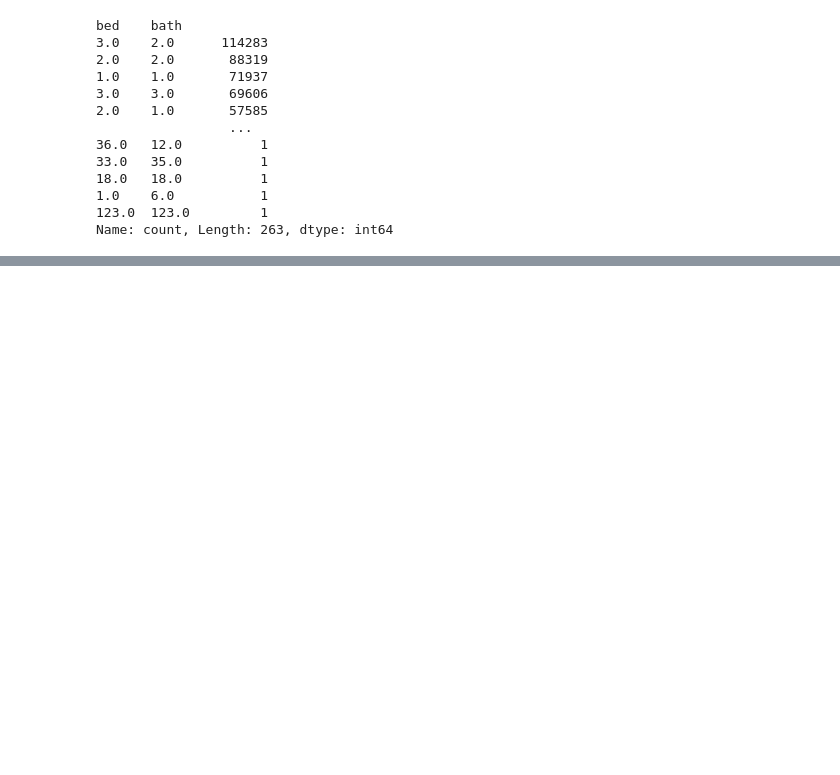
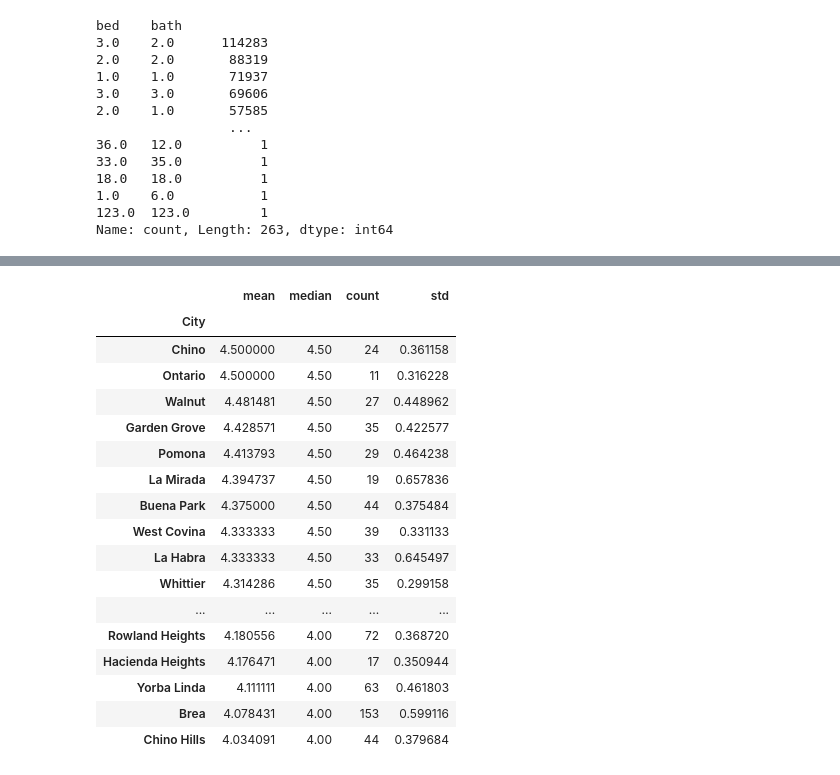
Before and after one commit to Faliell/Pandas_Classes, a Jupyter notebook: aula13-Groupby.ipynb, the cells around one changed output, grey strips where cells are left out. Saved outputs shown, nothing was run; the diff lists cells and outputs as text; code cells hidden in the pictures; blank space fills up the shorter version.

```diff
--- a/aula13-Groupby.ipynb
+++ b/aula13-Groupby.ipynb
@@ -222,0 +215,23 @@ Name: count, Length: 263, dtype: int64
+# %%
+rating_by_city = restaurants.groupby("City")["Rating"].agg(["mean", "median", "count", "std"]).sort_values("mean", ascending=False)
+# %%
+rating_by_city.loc[rating_by_city["count"]>=10]
+# %% [output]
+|  | mean | median | count | std |
+| City |  |  |  |  |
+| Chino | 4.500000 | 4.50 | 24 | 0.361158 |
+| Ontario | 4.500000 | 4.50 | 11 | 0.316228 |
+| Walnut | 4.481481 | 4.50 | 27 | 0.448962 |
+| Garden Grove | 4.428571 | 4.50 | 35 | 0.422577 |
+| Pomona | 4.413793 | 4.50 | 29 | 0.464238 |
+| La Mirada | 4.394737 | 4.50 | 19 | 0.657836 |
+| Buena Park | 4.375000 | 4.50 | 44 | 0.375484 |
+| West Covina | 4.333333 | 4.50 | 39 | 0.331133 |
+| La Habra | 4.333333 | 4.50 | 33 | 0.645497 |
+| Whittier | 4.314286 | 4.50 | 35 | 0.299158 |
+| ... | ... | ... | ... | ... |
+| Rowland Heights | 4.180556 | 4.00 | 72 | 0.368720 |
+| Hacienda Heights | 4.176471 | 4.00 | 17 | 0.350944 |
+| Yorba Linda | 4.111111 | 4.00 | 63 | 0.461803 |
+| Brea | 4.078431 | 4.00 | 153 | 0.599116 |
+| Chino Hills | 4.034091 | 4.00 | 44 | 0.379684 |
```
Also changed, not shown: parts of 5 cells of this notebook, 2 other files.
